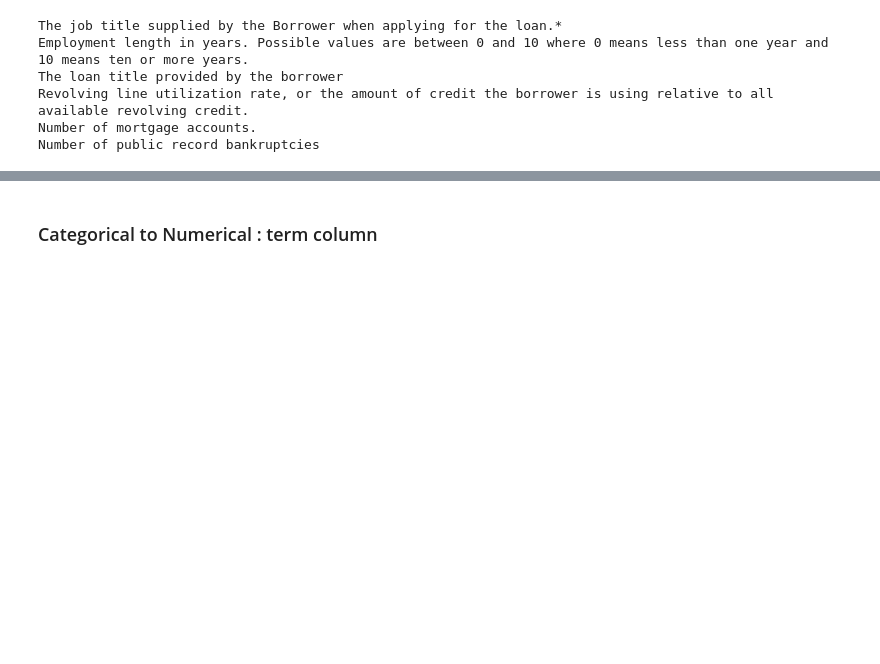
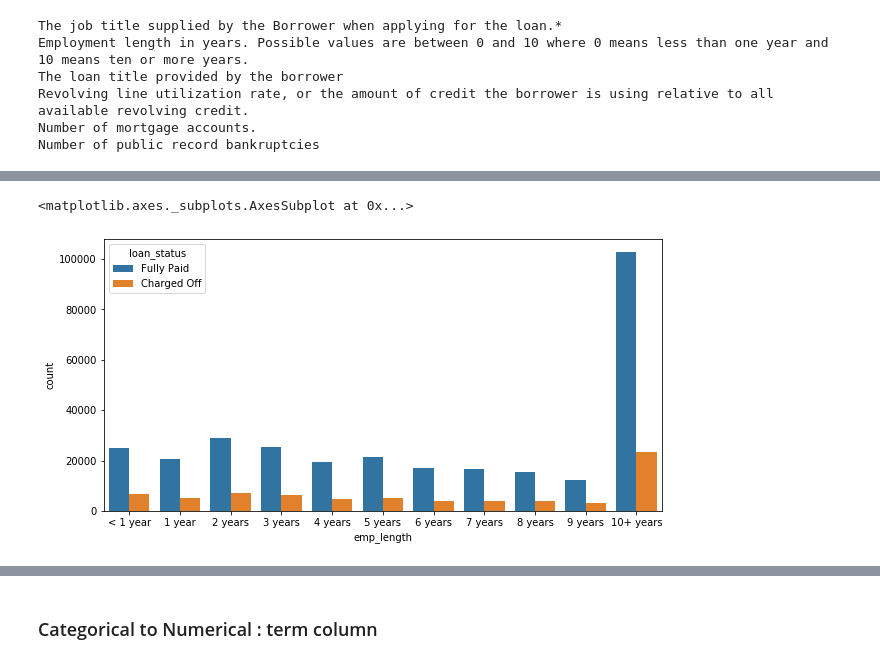
Before and after one commit to Ernest-Anderson-Hutasoit/Tensorflow_Keras-Lending_Club_Loan, a Jupyter notebook: Keras-Project-Exercise.ipynb, the cells around one changed output, grey strips where cells are left out. Saved outputs shown, nothing was run; the diff lists cells and outputs as text; code cells hidden in the pictures; blank space fills up the shorter version.

```diff
--- a/Keras-Project-Exercise.ipynb
+++ b/Keras-Project-Exercise.ipynb
@@ -348,4 +393,8 @@ Number of public record bankruptcies
 # %%
-df = df.dropna(subset=['emp_title', 'emp_length', 'title', 'revol_util', 'mort_acc', 'pub_rec_bankruptcies'])
-df.info()
+feat_info('emp_title')
+feat_info('emp_length')
+feat_info('title')
+feat_info('revol_util')
+feat_info('mort_acc')
+feat_info('pub_rec_bankruptcies')
 # %% [output]
@@ -368,0 +428,2 @@ memory usage: 74.3+ MB
+# %%
+df.drop('emp_title', axis=1, inplace=True)
@@ -368,0 +451,18 @@ memory usage: 74.3+ MB
+# %%
+emp_length_order = [ '< 1 year',
+                      '1 year',
+                     '2 years',
+                     '3 years',
+                     '4 years',
+                     '5 years',
+                     '6 years',
+                     '7 years',
+                     '8 years',
+                     '9 years',
+                     '10+ years']
+# %%
+fig, axes = plt.subplots(figsize=(10,5))
+sns.countplot(x='emp_length', hue='loan_status', data=df, order=emp_length_order)
+# %% [output]
+<matplotlib.axes._subplots.AxesSubplot at 0x...>
+[figure, added]
```
Also changed, not shown: parts of 67 cells of this notebook.
